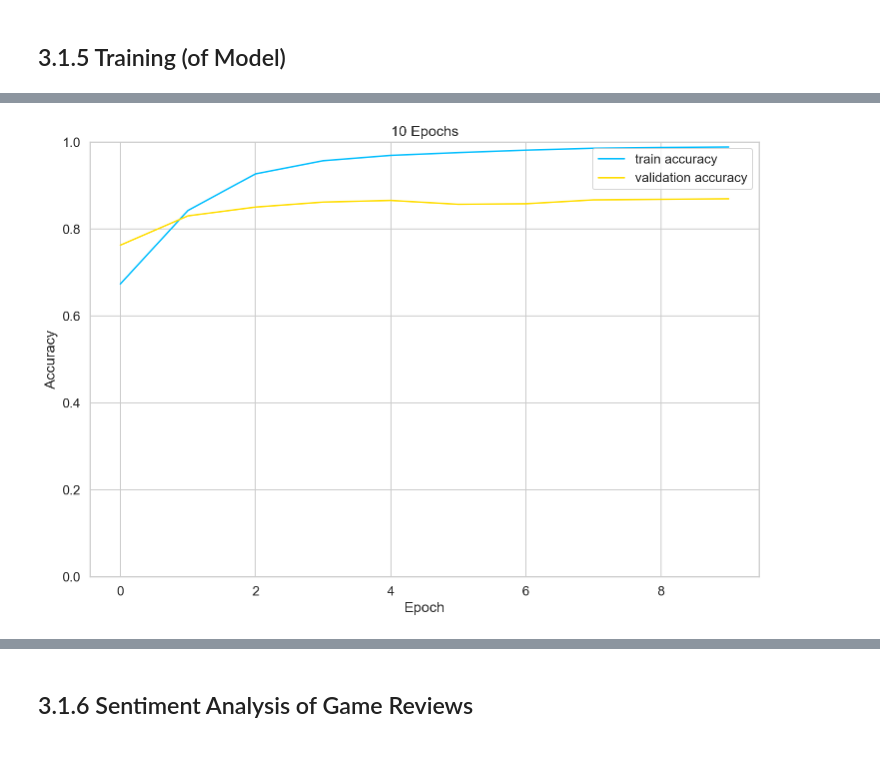
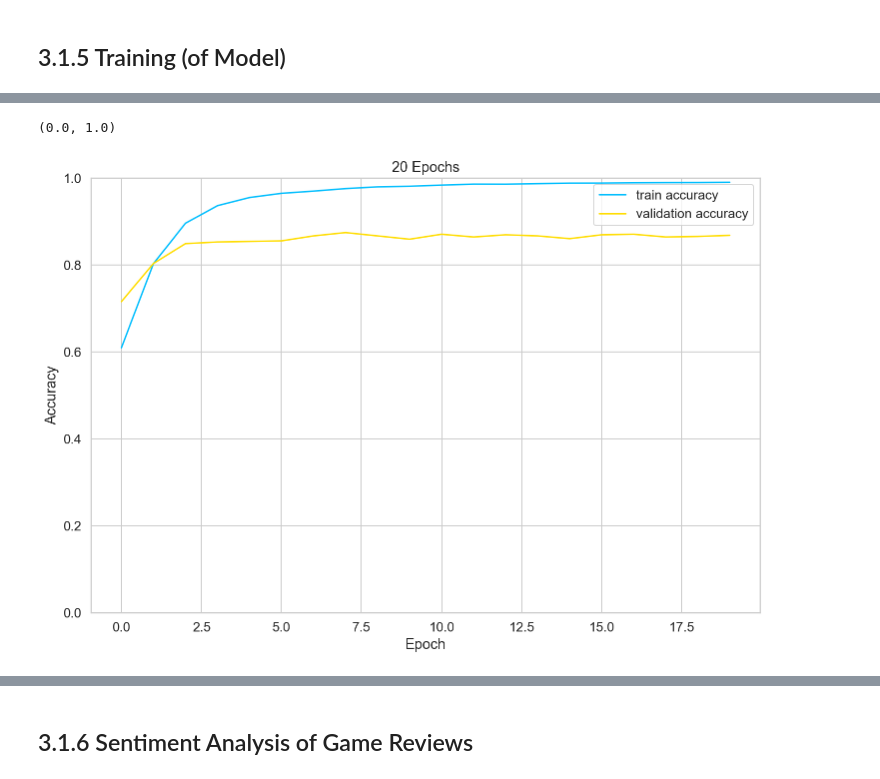
Before and after one commit to cbroker1/text-as-data, a Jupyter notebook: notebooks/TAD_FINAL_PROJECT_Broker_Carl.ipynb, the cells around one changed output, grey strips where cells are left out. Saved outputs shown, nothing was run; the diff lists cells and outputs as text; code cells hidden in the pictures; blank space fills up the shorter version.

```diff
--- a/notebooks/TAD_FINAL_PROJECT_Broker_Carl.ipynb
+++ b/notebooks/TAD_FINAL_PROJECT_Broker_Carl.ipynb
@@ -618,7 +633,7 @@ def train_epoch(
   losses = []
   correct_predictions = 0
 
-  for d in data_loader:
+  for d in tqdm(data_loader):
     input_ids = d["input_ids"].to(device)
     attention_mask = d["attention_mask"].to(device)
     targets = d["targets"].to(device)
@@ -650,7 +665,7 @@ def eval_model(model, data_loader, loss_fn, device, n_examples):
   correct_predictions = 0
 
   with torch.no_grad():
-    for d in data_loader:
+    for d in tqdm(data_loader):
       input_ids = d["input_ids"].to(device)
       attention_mask = d["attention_mask"].to(device)
       targets = d["targets"].to(device)
@@ -728,0 +759,5 @@ Val   loss 1.0158718314766884 accuracy 0.8691232528589581
+# %%
+#gather training results
+df_history = pd.DataFrame.from_dict(history, orient='index')
+df_history_t = df_history.transpose()
+df_history_t.head()
@@ -729,15 +771,35 @@ Val   loss 1.0158718314766884 accuracy 0.8691232528589581
+# %%
+#make figure data
+train_acc_lst = df_history_t['train_acc'].tolist()
+val_acc_lst = df_history_t['val_acc'].tolist()
+
+#annoying stuff
+temp_train = []
+for item in range(0,20):
+    acc = train_acc_lst[item].item()
+    temp_train.append(acc)
+train_acc = temp_train
+temp_train = None
+
+temp_val = []
+for item in range(0,20):
+    acc = val_acc_lst[item].item()
+    temp_val.append(acc)
+val_acc = temp_val
+temp_val = None
 # %%
-# inspect training results
-plt.plot(history['train_acc'], label='train accuracy')
-plt.plot(history['val_acc'], label='validation accuracy')
+#display figuer
+plt.plot(train_acc, label='train accuracy')
+plt.plot(val_acc, label='validation accuracy')
 
-plt.title('10 Epochs')
+plt.title('20 Epochs')
 plt.ylabel('Accuracy')
 plt.xlabel('Epoch')
 plt.legend()
-plt.ylim([0, 1]);
+plt.ylim([0, 1])
 # %% [output]
+(0.0, 1.0)
-[figure, old version]
+[figure, new version]
 # %% [markdown]
 <a id='#3.1.6'></a>
 # %% [markdown]
```
Also changed, not shown: parts of 30 cells of this notebook, 5 other files.
